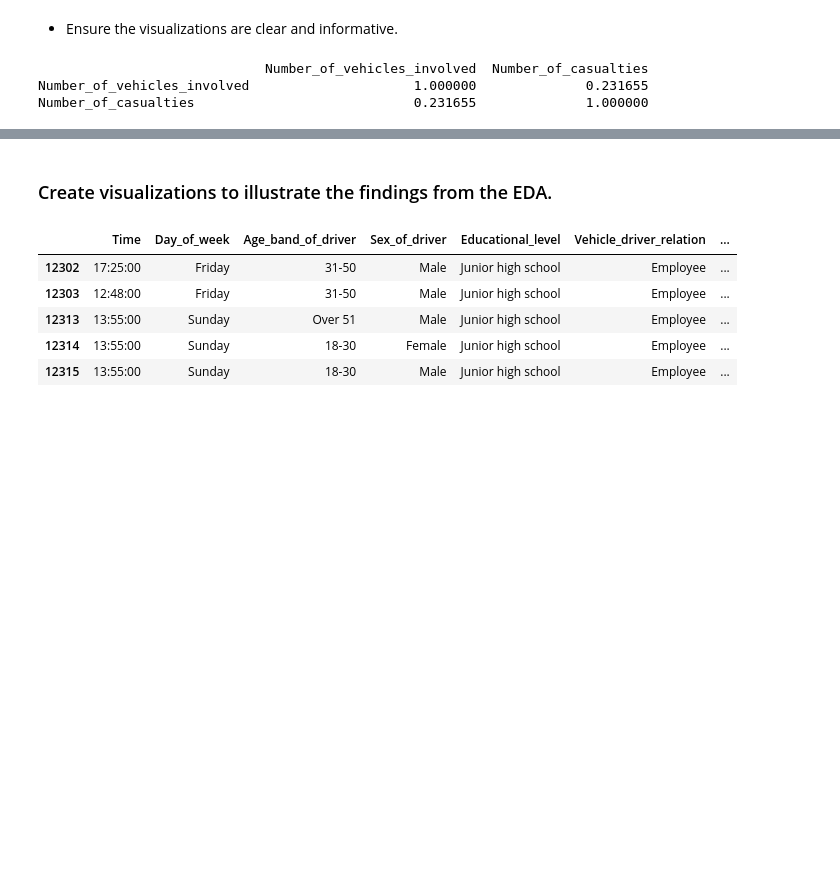
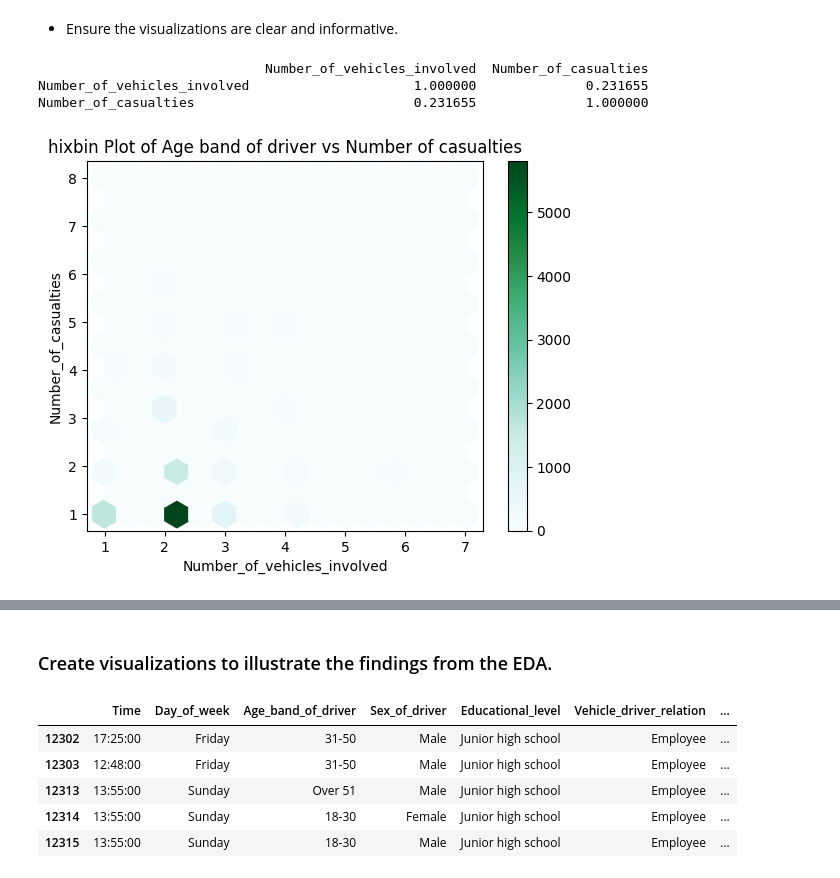
Before and after one commit to Hanin-Code/T5W1, a Jupyter notebook: T5Week1_1.ipynb, the cells around one changed output, grey strips where cells are left out. Drawn from its saved outputs; the diff is of its cells as text; code cells hidden in the pictures; blank space fills up the shorter version.

```diff
--- a/T5Week1_1.ipynb
+++ b/T5Week1_1.ipynb
@@ -364,3 +390,9 @@ print(correlation_matrix)
                              Number_of_vehicles_involved  Number_of_casualties
 Number_of_vehicles_involved                     1.000000              0.231655
 Number_of_casualties                            0.231655              1.000000
+# %%
+pokemon = pd.DataFrame(df)
+pokemon.plot.hexbin(x='Number_of_vehicles_involved', y='Number_of_casualties', title="hixbin Plot of Age band of driver vs Number of casualties" , gridsize=15)
+plt.show()
+# %% [output]
+[figure, added]
```
Also changed, not shown: parts of 18 cells of this notebook.
